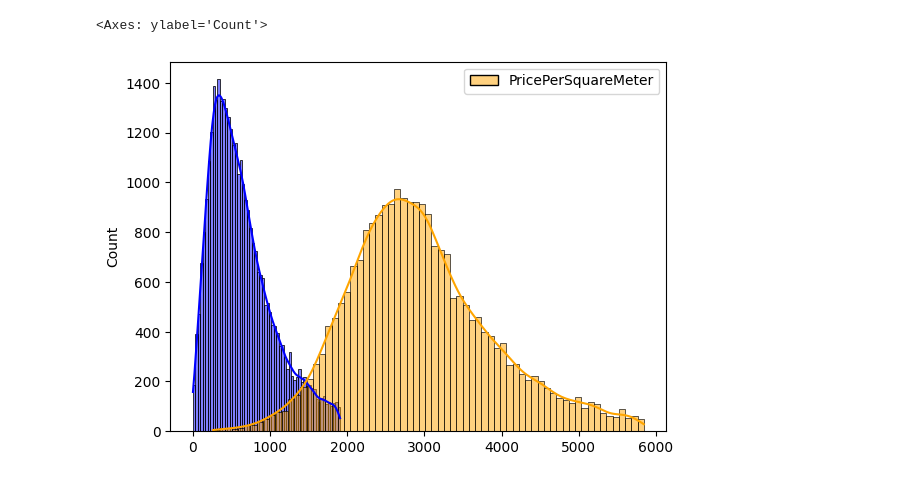
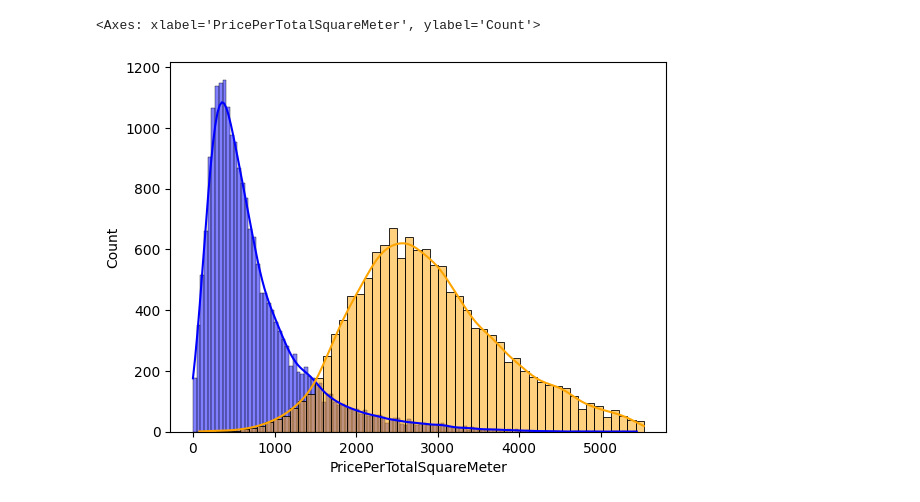
Before and after one commit to gnadela/immoeliza-analysis, a Jupyter notebook: analysis/Bears_Notebook.ipynb, the cells around one changed output. Drawn from its saved outputs; the diff is of its cells as text; code cells hidden in the pictures.

```diff
--- a/analysis/Bears_Notebook.ipynb
+++ b/analysis/Bears_Notebook.ipynb
@@ -48,3 +46,5 @@ memory usage: 10.9+ MB
 # %%
-house_data = cleaned_data[cleaned_data['PropertyType'] == 'House']
-apartment_data = cleaned_data[cleaned_data['PropertyType'] == 'Apartment']
+clean_house_data = cleaned_data[cleaned_data['PropertyType'] == 'House']
+clean_apartment_data = cleaned_data[cleaned_data['PropertyType'] == 'Apartment']
+model_house_data = model_data[model_data['PropertyType'] == 'House']
+model_apartment_data = model_data[model_data['PropertyType'] == 'Apartment']
@@ -53,22 +196,9 @@ array([  368.,    nan,   407., ..., 54410.,  1266.,  1147.])
 # %%
 import seaborn as sns
 
-# Define function to filter outliers based on IQR
-def filter_outliers(data):
-    Q1 = data.quantile(0.25)
-    Q3 = data.quantile(0.75)
-    IQR = Q3 - Q1
-    lower_bound = Q1 - 1.5 * IQR
-    upper_bound = Q3 + 1.5 * IQR
-    return data[(data >= lower_bound) & (data <= upper_bound)]
-
-# Filter outliers for house_data and apartment_data
-filtered_house_data = pd.DataFrame(filter_outliers(house_data['PricePerSquareMeter']))
-filtered_apartment_data = pd.DataFrame(filter_outliers(apartment_data['PricePerSquareMeter']))
-
 # Plot histograms with filtered data
-sns.histplot(data=filtered_house_data, kde=True, color='blue', palette=['blue'])
-sns.histplot(data=filtered_apartment_data, kde=True, color='orange', palette=['orange'])
+sns.histplot(data=model_house_data['PricePerTotalSquareMeter'], kde=True, color='blue', palette=['blue'])
+sns.histplot(data=model_apartment_data['PricePerTotalSquareMeter'], kde=True, color='orange', palette=['orange'])
 # %% [output]
-<Axes: ylabel='Count'>
+<Axes: xlabel='PricePerTotalSquareMeter', ylabel='Count'>
-[figure, old version]
+[figure, new version]
```
Also changed, not shown: parts of 15 cells of this notebook, 6 other files.
